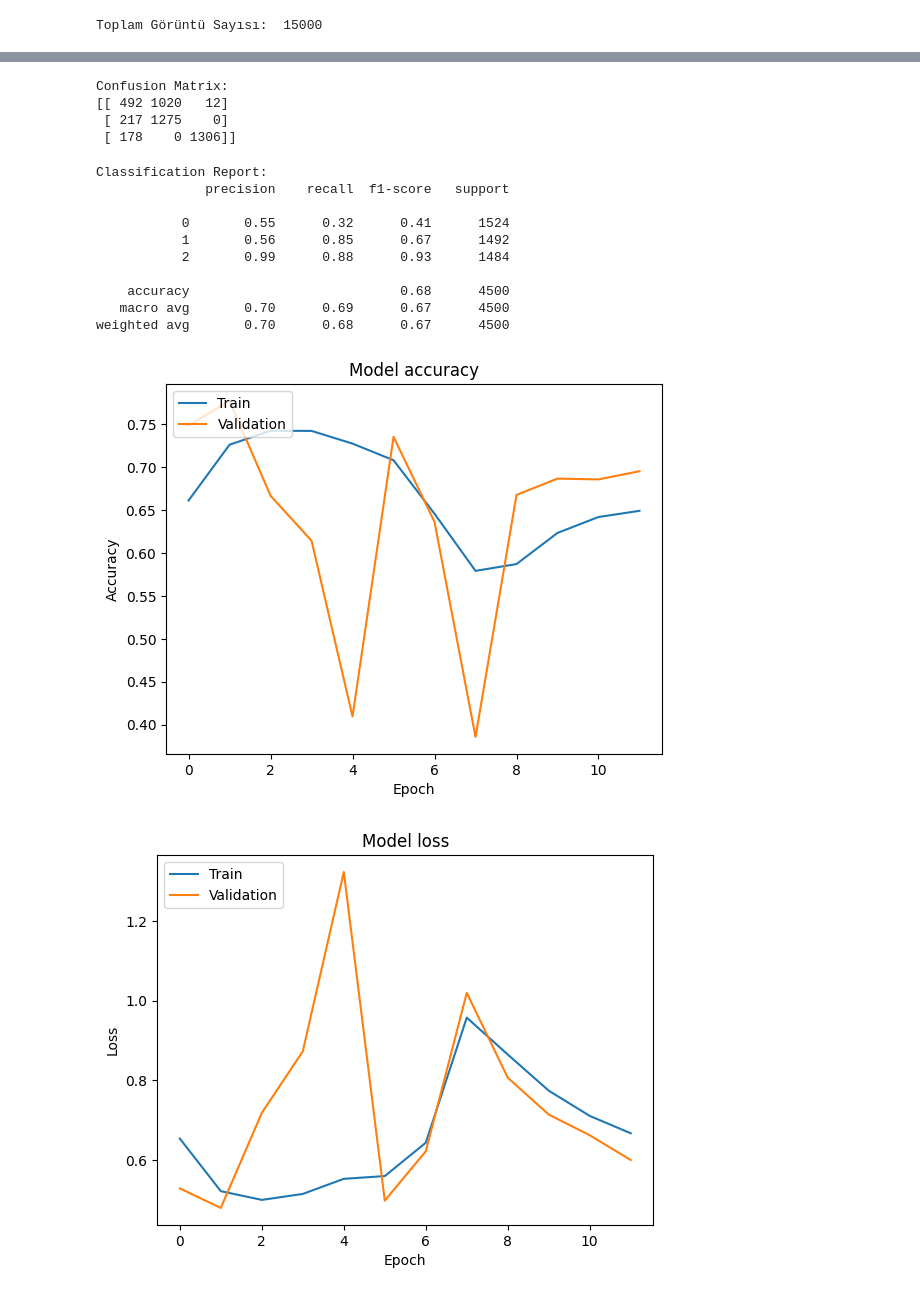
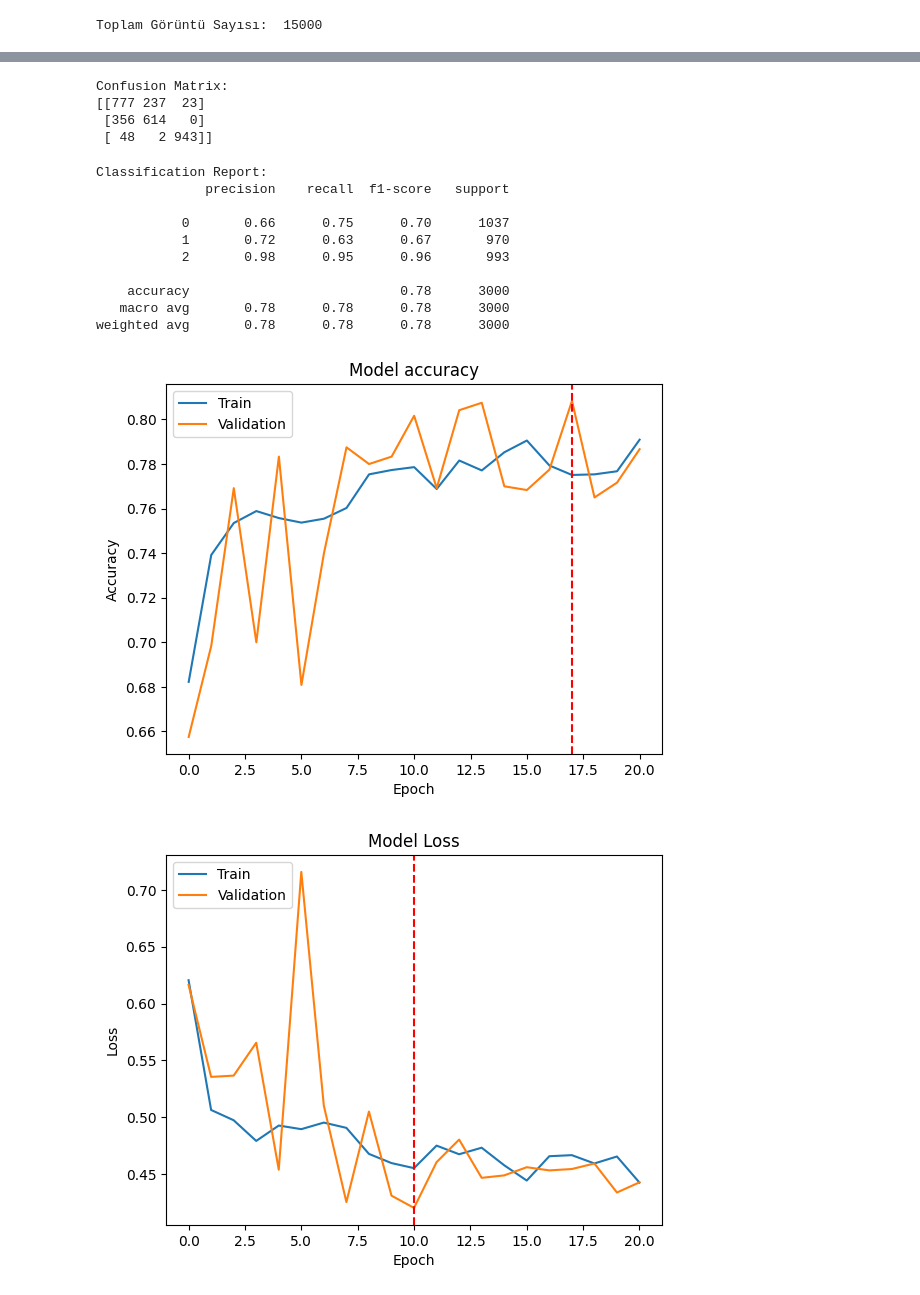
Before and after one commit to Kerevizodunu2000/DerinOgrenmeProje, a Jupyter notebook: src/ANN80_20.ipynb, the cells around one changed output, grey strips where cells are left out. Cells and saved outputs as stored; diff of their text form; code cells hidden in the pictures.

```diff
--- a/src/ANN80_20.ipynb
+++ b/src/ANN80_20.ipynb
@@ -96,12 +96,12 @@ model = Sequential()
 model.add(Flatten(input_shape=(IMG_SIZE, IMG_SIZE, 3)))
 
 
+model.add(Dense(512, activation='relu'))
+model.add(Dropout(0.2))
 model.add(Dense(256, activation='relu'))
-model.add(Dropout(0.15))
 model.add(Dense(128, activation='relu'))
 model.add(Dense(64, activation='relu'))
 model.add(Dense(32, activation='relu'))
-model.add(Dense(16, activation='relu'))
 
 model.add(BatchNormalization())
 
@@ -171,9 +171,9 @@ print("Confusion Matrix:")
 print(conf_matrix)
 # %% [output]
 Confusion Matrix:
-[[ 492 1020   12]
- [ 217 1275    0]
- [ 178    0 1306]]
+[[777 237  23]
+ [356 614   0]
+ [ 48   2 943]]
 # %%
 class_report = classification_report(y_test_classes, y_pred_classes)
 print("Classification Report:")
@@ -182,13 +182,13 @@ print(class_report)
 Classification Report:
               precision    recall  f1-score   support
 
-           0       0.55      0.32      0.41      1524
-           1       0.56      0.85      0.67      1492
-           2       0.99      0.88      0.93      1484
+           0       0.66      0.75      0.70      1037
+           1       0.72      0.63      0.67       970
+           2       0.98      0.95      0.96       993
 
-    accuracy                           0.68      4500
-   macro avg       0.70      0.69      0.67      4500
-weighted avg       0.70      0.68      0.67      4500
+    accuracy                           0.78      3000
+   macro avg       0.78      0.78      0.78      3000
+weighted avg       0.78      0.78      0.78      3000
 # %%
 plt.plot(history.history['accuracy'])
 plt.plot(history.history['val_accuracy'])
@@ -196,16 +196,29 @@ plt.title('Model accuracy')
 plt.ylabel('Accuracy')
 plt.xlabel('Epoch')
 plt.legend(['Train', 'Validation'], loc='upper left')
+
+
+# Early stopping durumunda çizgi ekleme
+if 'val_accuracy' in history.history and 'val_loss' in history.history:
+    best_epoch = np.argmax(history.history['val_accuracy'])
+    plt.axvline(x=best_epoch, color='r', linestyle='--', label='Early Stopping Checkpoint')
+
 plt.show()
 # %% [output]
-[figure, old version]
+[figure, new version]
 # %%
 plt.plot(history.history['loss'])
 plt.plot(history.history['val_loss'])
-plt.title('Model loss')
+plt.title('Model Loss')
 plt.ylabel('Loss')
 plt.xlabel('Epoch')
 plt.legend(['Train', 'Validation'], loc='upper left')
+
+# Early stopping durumunda çizgi ekleme
+if 'val_accuracy' in history.history and 'val_loss' in history.history:
+    best_epoch = np.argmin(history.history['val_loss'])
+    plt.axvline(x=best_epoch, color='r', linestyle='--', label='Early Stopping Checkpoint')
+
 plt.show()
 # %% [output]
-[figure, old version]
+[figure, new version]
```
Also changed, not shown: parts of 5 cells of this notebook, 1 other file.
